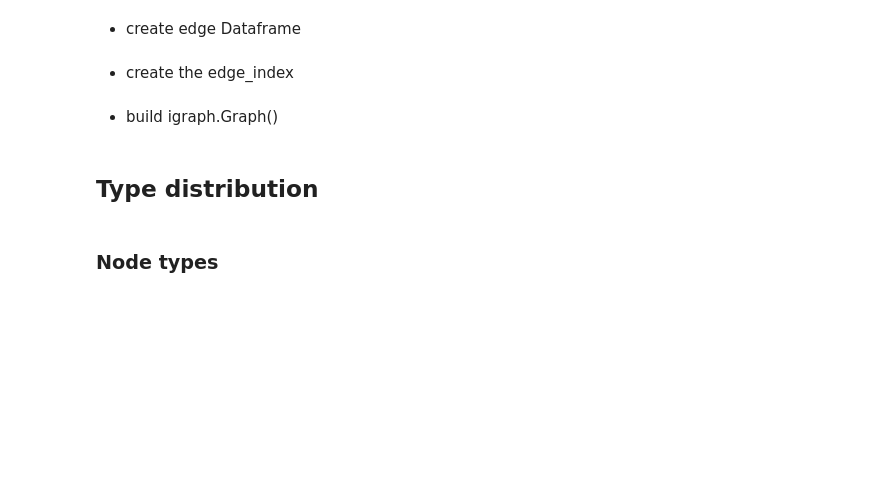
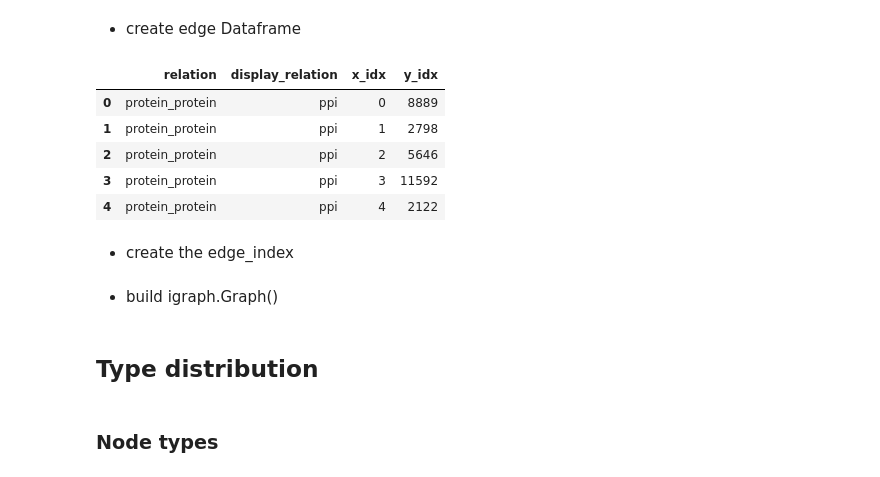
Before and after one commit to LuciaMellini/PatientKG, a Jupyter notebook: code/PrimeKG_Analysis/PrimeKGAnalysis.ipynb, the cells around one changed output. Cells and saved outputs as stored; diff of their text form; code cells hidden in the pictures; blank space fills up the shorter version.

```diff
--- a/code/PrimeKG_Analysis/PrimeKGAnalysis.ipynb
+++ b/code/PrimeKG_Analysis/PrimeKGAnalysis.ipynb
@@ -48,9 +57,17 @@ nodes = nodes.drop_duplicates().reset_index().drop('index',axis=1).reset_index()
 # %%
 edges = pd.merge(primekg, nodes, 'left', left_on=['x_id','x_type', 'x_name','x_source'], right_on=['node_id','node_type','node_name','node_source'])
 edges = edges.rename(columns={'node_idx':'x_idx'})
 edges = pd.merge(edges, nodes, 'left', left_on=['y_id','y_type', 'y_name','y_source'], right_on=['node_id','node_type','node_name','node_source'])
 edges = edges.rename(columns={'node_idx':'y_idx'})
 edges = edges.get(['relation', 'display_relation','x_idx', 'y_idx'])
+edges.head()
+# %% [output]
+|  | relation | display_relation | x_idx | y_idx |
+| 0 | protein_protein | ppi | 0 | 8889 |
+| 1 | protein_protein | ppi | 1 | 2798 |
+| 2 | protein_protein | ppi | 2 | 5646 |
+| 3 | protein_protein | ppi | 3 | 11592 |
+| 4 | protein_protein | ppi | 4 | 2122 |
 # %% [markdown]
 * create the edge_index
     <!-- * Extracts 'x_idx' and 'y_idx' columns and transposes them to create an edge list. -->
```
Also changed, not shown: parts of 8 cells of this notebook, 1 other file.
